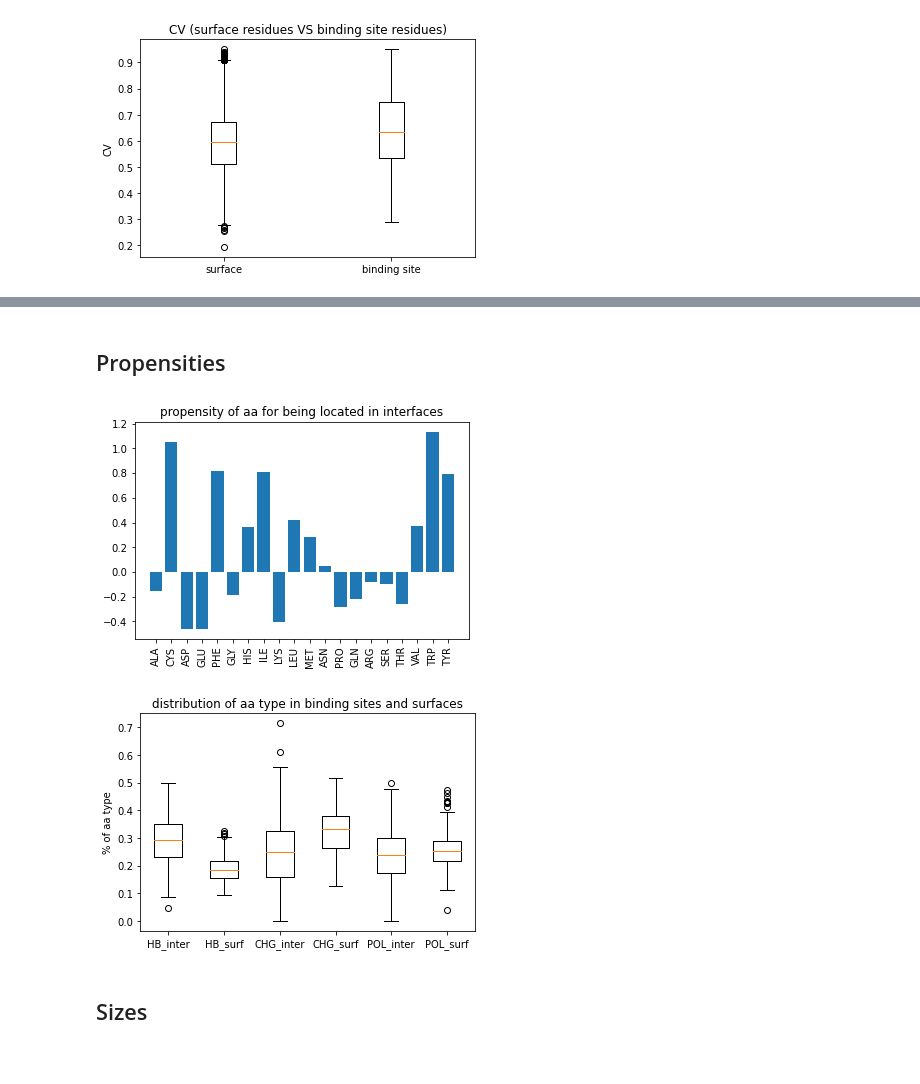
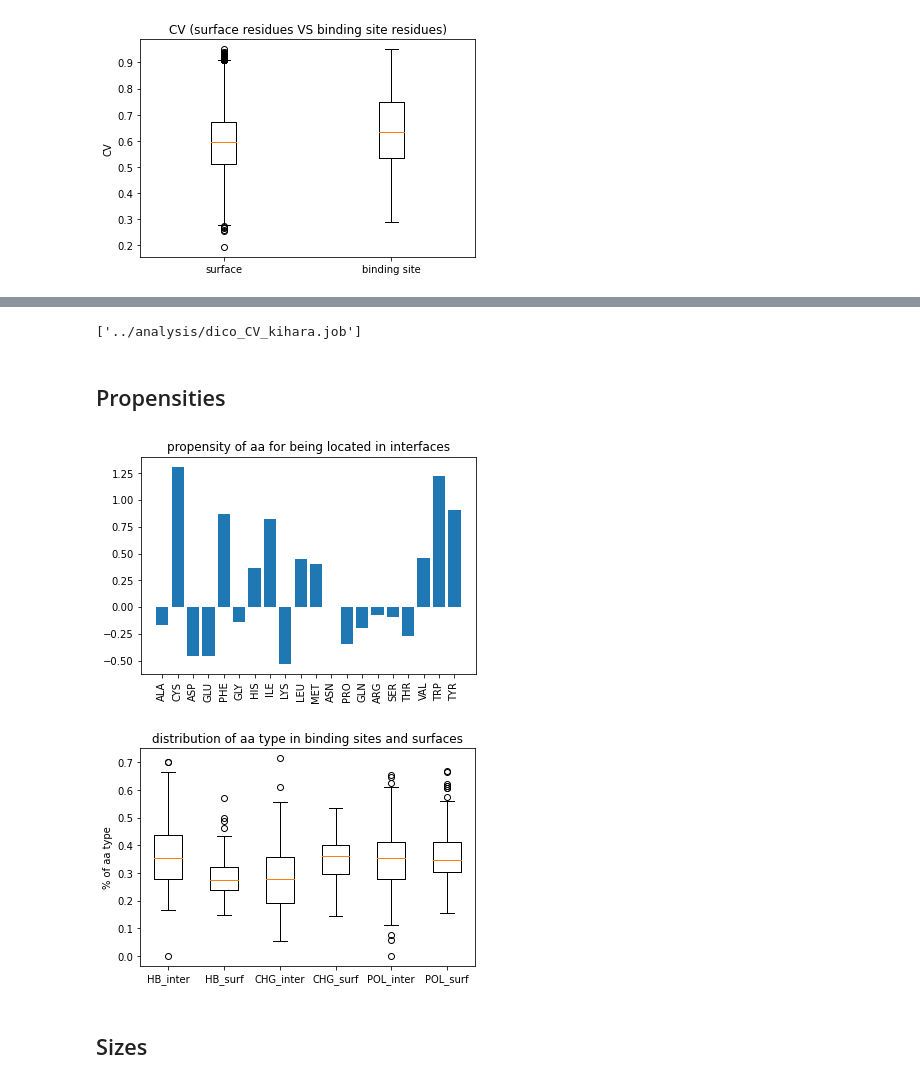
Before and after one commit to annelopes/M1_BioinfoStructurale, a Jupyter notebook: scripts/BSanalysis2.ipynb, the cells around one changed output, grey strips where cells are left out. Saved outputs shown, nothing was run; the diff lists cells and outputs as text; code cells hidden in the pictures.

Commit message:
Updated kihara list, added code for CSVs

```diff
--- a/scripts/BSanalysis2.ipynb
+++ b/scripts/BSanalysis2.ipynb
@@ -200,6 +232,8 @@ firstchain lig secondchain rec
 joblib.dump(dico_inter_surf, "../analysis/dico_inter_surf_{}.job".format(treated_family))
 # %% [output]
 ['../analysis/dico_inter_surf_kihara.job']
+# %%
+dico_inter_surf = joblib.load("../analysis/dico_inter_surf_{}.job".format(treated_family))
 # %% [markdown]
 ## CV
 # %%
@@ -308,3 +346,11 @@ KstestResult(statistic=0.17711900725281537, pvalue=1.4505142345554514e-83)
+# %%
+dico_CV = dict(
+            surf=cv_surftmp,
+            inter=cv_intertmp)
+joblib.dump(dico_CV,
+             "../analysis/dico_CV_{}.job".format(treated_family))
+# %% [output]
+['../analysis/dico_CV_kihara.job']
 # %% [markdown]
 ## Propensities
 # %%
@@ -334,12 +384,12 @@ def compFreqAA_fromResList(d_pdb, chainID, reslist, d_aa):
 #-------------------------------------------------------------------------------------------------------
 
 #init var
-d_aa_surf_cmt = {"ALA" : [], "CYS" : [], "ASP" : [], "GLU" : [], "PHE" : [], "GLY" : [], "HIS" : [], "ILE" : [], "LYS" : [], "LEU" : [], "MET" : [], "ASN" : [], "PRO" : [], "GLN" : [], "ARG" : [], "SER" : [], "THR" : [], "VAL" : [], "TRP" : [], "TYR" : []}
-d_aa_inter_cmt = {"ALA" : [], "CYS" : [], "ASP" : [], "GLU" : [], "PHE" : [], "GLY" : [], "HIS" : [], "ILE" : [], "LYS" : [], "LEU" : [], "MET" : [], "ASN" : [], "PRO" : [], "GLN" : [], "ARG" : [], "SER" : [], "THR" : [], "VAL" : [], "TRP" : [], "TYR" : []}
+AA = "ALA CYS ASP GLU PHE GLY HIS ILE LYS LEU MET ASN PRO GLN ARG SER THR VAL TRP TYR".split()
+d_aa_surf_cmt = {aa:[] for aa in AA}
+d_aa_inter_cmt = {aa:[] for aa in AA}
 
 # compute res CV for each monomer
 for cp in os.listdir(cplxpath) :
-
 
     # store cplx and monomer names
     if cp.endswith(".pdb"):
@@ -364,9 +414,18 @@ for cp in os.listdir(cplxpath) :
 
 # compute propension for being located at interfaces (i.e. stickiness)
 d_prop_aa = {}
+## GET ALL SIZES, then sum
+a = np.array([[len(cplx[lr][si]) for si in ("surf", "inter") for lr in ("lig","rec")]
+              for pdb, cplx in dico_inter_surf.items()])
+sizes = np.concatenate((a[:, [0,2]], a[:, [1,3]]))
 for aa in d_aa_inter_cmt :
 
-    d_prop_aa[aa] = math.log2(np.mean(d_aa_inter_cmt[aa])/np.mean(d_aa_surf_cmt[aa]))
+    #d_prop_aa[aa] = math.log2(np.mean(d_aa_inter_cmt[aa])/np.mean(d_aa_surf_cmt[aa]))
+    # Note that comparable results can be achieved by storing the non-normalised
+    # frequencies and the interface/surface sizes, take the ratio of the sums,
+    # then take the log2 of the ratio of those :
+    d_prop_aa[aa] = math.log2((np.sum(d_aa_inter_cmt[aa])/sizes[:, 1].sum()) /
+                              (np.sum(d_aa_surf_cmt[aa])/sizes[:, 0].sum()))
 # %%
 #  plot aa propensities
 #----------------------
@@ -383,9 +442,9 @@ for i in  d_prop_aa :
 plt.bar(xx, aaprop)
 plt.title("propensity of aa for being located in interfaces")
 plt.xticks(range(20), aanames, rotation = 90);
-plt.savefig("aa_propensities_%s.png"%(treated_family))
+plt.savefig("../analysis/plots/aa_propensities_%s.png"%(treated_family))
 # %% [output]
-[figure, old version]
+[figure, new version]
 # %%
 # write values in files
 writeDistribValues(aaprop, "aaprop_%s"%(treated_family))
@@ -464,13 +543,16 @@ for cp in os.listdir(cplxpath) :
 # %%
-# plot CV distributions for surface and interface residues
+# plot HB/POL/CHG distributions for surface and interface residues
 #---------------------------------------------------------
 fig1, ax1 = plt.subplots()
+iCHG, iPOL, iHB = 0, 1, 2
+ax1.boxplot([data for ty in (iHB, iCHG, iPOL)
+    for data in [a_HBPOLinter[:, ty]/a_HBPOLinter.sum(axis=1),  # normalise by size
+                 a_HBPOLsurf[:, ty]/a_HBPOLsurf.sum(axis=1)]])  # normalise by size
 ax1.set_title('distribution of aa type in binding sites and surfaces')
-ax1.boxplot([d_HBPOLinter["HB"], d_HBPOLsurf["HB"], d_HBPOLinter["CHG"], d_HBPOLsurf["CHG"], d_HBPOLinter["POL"], d_HBPOLsurf["POL"]])
 plt.xticks(range(1,7), ['HB_inter', 'HB_surf', 'CHG_inter', 'CHG_surf', 'POL_inter', 'POL_surf']);
 plt.ylabel("% of aa type")
-plt.savefig("HB_POL_CHG_surf_vs_BS_%s.png"%(treated_family))
+plt.savefig("../analysis/plots/HB_POL_CHG_surf_vs_BS_%s.png"%(treated_family))
 # %% [output]
-[figure, old version]
+[figure, new version]
 # %%
 # write values in files
```
Also changed, not shown: parts of 60 cells of this notebook, 24 other files.
